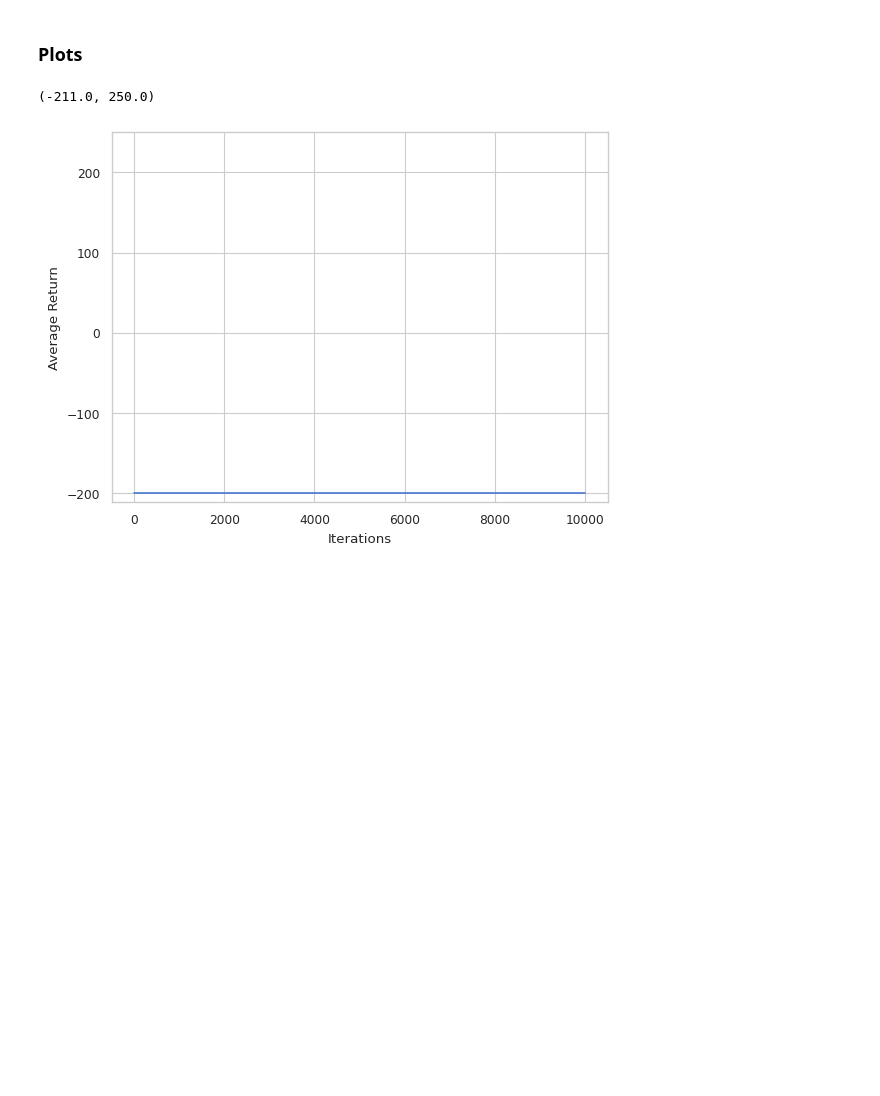
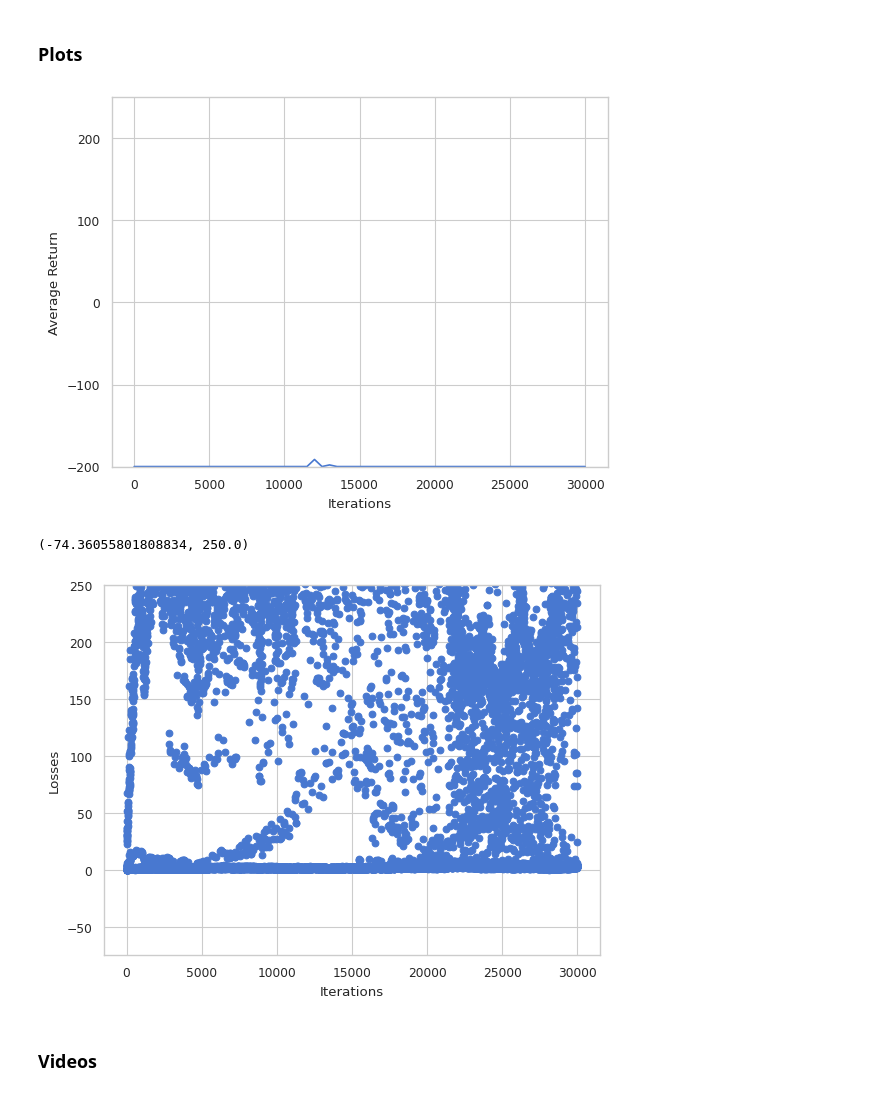
Before and after one commit to eduardotanqueiro/Project3-AAA, a Jupyter notebook: src/AAA2324_P3_62515_62928.ipynb, the cells around one changed output. Cells and saved outputs as stored; diff of their text form; code cells hidden in the pictures; blank space fills up the shorter version.

```diff
--- a/src/AAA2324_P3_62515_62928.ipynb
+++ b/src/AAA2324_P3_62515_62928.ipynb
@@ -295,14 +300,15 @@ display = pyvirtualdisplay.Display(visible=0, size=(1400, 900)).start()
 # %% [markdown]
 ### Hyperparameters
 # %%
-dqn_layer_params = (4,5) # Layer_1: 4 units | Layer_2: 5 units
+dqn_layer_params = (15,20) # Layer_1: 4 units | Layer_2: 5 units
 learning_rate = 1e-3
-num_episodes = 10
-num_iterations = 10001
+num_episodes = 20
+num_iterations = 30001
 collect_steps_per_iteration = 1
+initial_collect_steps = 100
 
-eval_interval = 1000
-log_interval = 200
+eval_interval = 500
+log_interval = 500
 
 replay_buffer_max_length = 100000
 batch_size = 64
@@ -451,6 +483,7 @@ iterator = iter(dataset)
 # Evaluate the agent's policy once before training.
 avg_return = compute_avg_return(eval_env, agent.policy, num_episodes)
 returns = [avg_return]
+losses = []
 
 # Reset the environment.
 time_step = train_py_env.reset()
@@ -474,6 +507,7 @@ for _ in range(num_iterations):
 
   step = agent.train_step_counter.numpy()
 
+  losses.append(train_loss)
   if step % log_interval == 0:
     print('step = {0}: loss = {1}'.format(step, train_loss))
 
@@ -515,9 +540,19 @@ step = 10000: Average Return = -200.0
 # %%
 iterations = range(0, num_iterations + 1, eval_interval)
 plt.plot(iterations, returns)
 plt.ylabel('Average Return')
 plt.xlabel('Iterations')
 plt.ylim(top=250)
+plt.show()
+
+iterations_log = range(0, num_iterations)
+plt.scatter(iterations_log, losses)
+plt.ylabel('Losses')
+plt.xlabel('Iterations')
+plt.ylim(top=250)
 # %% [output]
+[figure, new version]
-(-211.0, 250.0)
+(-74.36055801808834, 250.0)
-[figure, old version]
+[figure, added]
+# %% [markdown]
+### Videos
```
Also changed, not shown: parts of 13 cells of this notebook.
